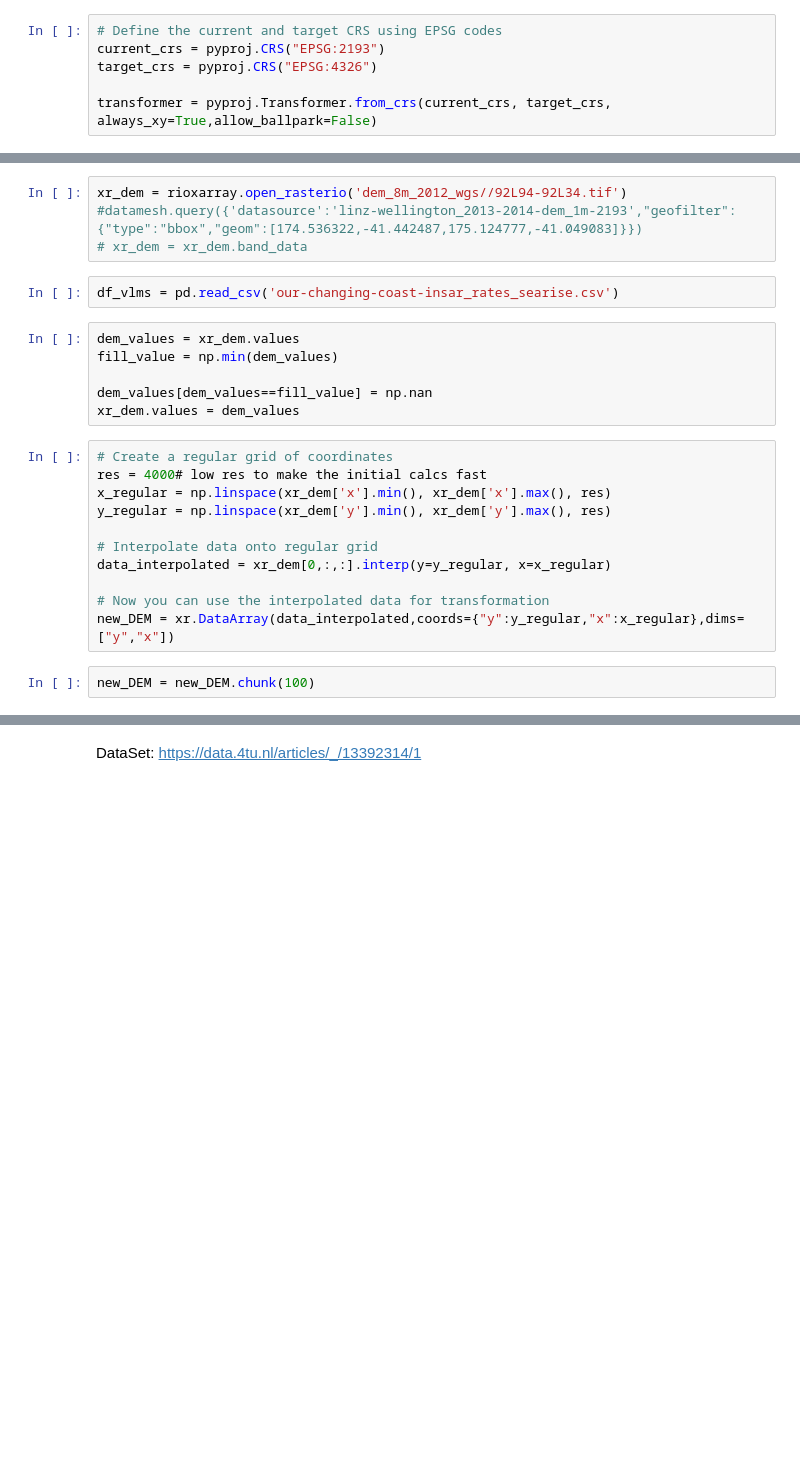
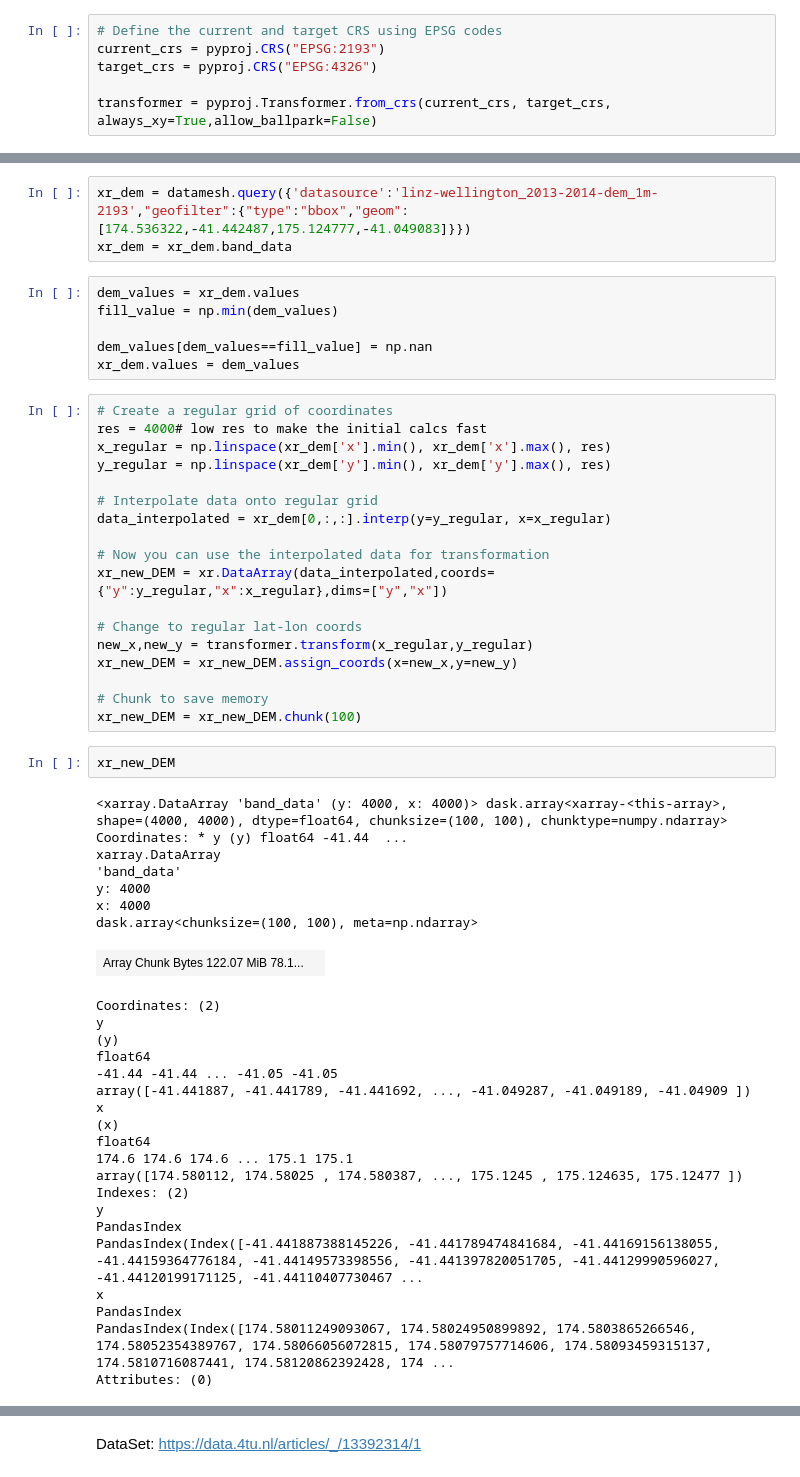
Before and after one commit to Shannon-Bengtson/wellington_casestudy, a Jupyter notebook: bathtub.ipynb, the cells around one changed output, grey strips where cells are left out. Cells and saved outputs as stored; diff of their text form; blank space fills up the shorter version.

Commit message:
Modified so that dask is used for all arrays all the way through. Now it's only failing on the last step: saving the files locally or putting on datamesh. Could find a way to run workers on Robinson.

```diff
--- a/bathtub.ipynb
+++ b/bathtub.ipynb
@@ -43,8 +49,6 @@ transformer = pyproj.Transformer.from_crs(current_crs, target_crs, always_xy=Tru
 # %%
-xr_dem = rioxarray.open_rasterio('dem_8m_2012_wgs//92L94-92L34.tif') #datamesh.query({'datasource':'linz-wellington_2013-2014-dem_1m-2193',"geofilter":{"type":"bbox","geom":[174.536322,-41.442487,175.124777,-41.049083]}})
-# xr_dem = xr_dem.band_data
+xr_dem = datamesh.query({'datasource':'linz-wellington_2013-2014-dem_1m-2193',"geofilter":{"type":"bbox","geom":[174.536322,-41.442487,175.124777,-41.049083]}})
+xr_dem = xr_dem.band_data
-# %%
-df_vlms = pd.read_csv('our-changing-coast-insar_rates_searise.csv')
 # %%
 dem_values = xr_dem.values
 fill_value = np.min(dem_values)
@@ -61,6 +65,40 @@ y_regular = np.linspace(xr_dem['y'].min(), xr_dem['y'].max(), res)
 data_interpolated = xr_dem[0,:,:].interp(y=y_regular, x=x_regular)
 
 # Now you can use the interpolated data for transformation
-new_DEM = xr.DataArray(data_interpolated,coords={"y":y_regular,"x":x_regular},dims=["y","x"])
+xr_new_DEM = xr.DataArray(data_interpolated,coords={"y":y_regular,"x":x_regular},dims=["y","x"])
+
+# Change to regular lat-lon coords
+new_x,new_y = transformer.transform(x_regular,y_regular)
+xr_new_DEM = xr_new_DEM.assign_coords(x=new_x,y=new_y)
+
+# Chunk to save memory
+xr_new_DEM = xr_new_DEM.chunk(100)
-# %%
-new_DEM = new_DEM.chunk(100)
+# %%
+xr_new_DEM
+# %% [output]
+<xarray.DataArray 'band_data' (y: 4000, x: 4000)> dask.array<xarray-<this-array>, shape=(4000, 4000), dtype=float64, chunksize=(100, 100), chunktype=numpy.ndarray> Coordinates: * y (y) float64 -41.44  ...
+xarray.DataArray
+'band_data'
+y: 4000
+x: 4000
+dask.array<chunksize=(100, 100), meta=np.ndarray>
+| Array Chunk Bytes 122.07 MiB 78.1... |  |
+Coordinates: (2)
+y
+(y)
+float64
+-41.44 -41.44 ... -41.05 -41.05
+array([-41.441887, -41.441789, -41.441692, ..., -41.049287, -41.049189, -41.04909 ])
+x
+(x)
+float64
+174.6 174.6 174.6 ... 175.1 175.1
+array([174.580112, 174.58025 , 174.580387, ..., 175.1245 , 175.124635, 175.12477 ])
+Indexes: (2)
+y
+PandasIndex
+PandasIndex(Index([-41.441887388145226, -41.441789474841684, -41.44169156138055, -41.44159364776184, -41.44149573398556, -41.441397820051705, -41.44129990596027, -41.44120199171125, -41.44110407730467 ...
+x
+PandasIndex
+PandasIndex(Index([174.58011249093067, 174.58024950899892, 174.5803865266546, 174.58052354389767, 174.58066056072815, 174.58079757714606, 174.58093459315137, 174.5810716087441, 174.58120862392428, 174 ...
+Attributes: (0)
```
Also changed, not shown: parts of 30 cells of this notebook, 25 other files.
